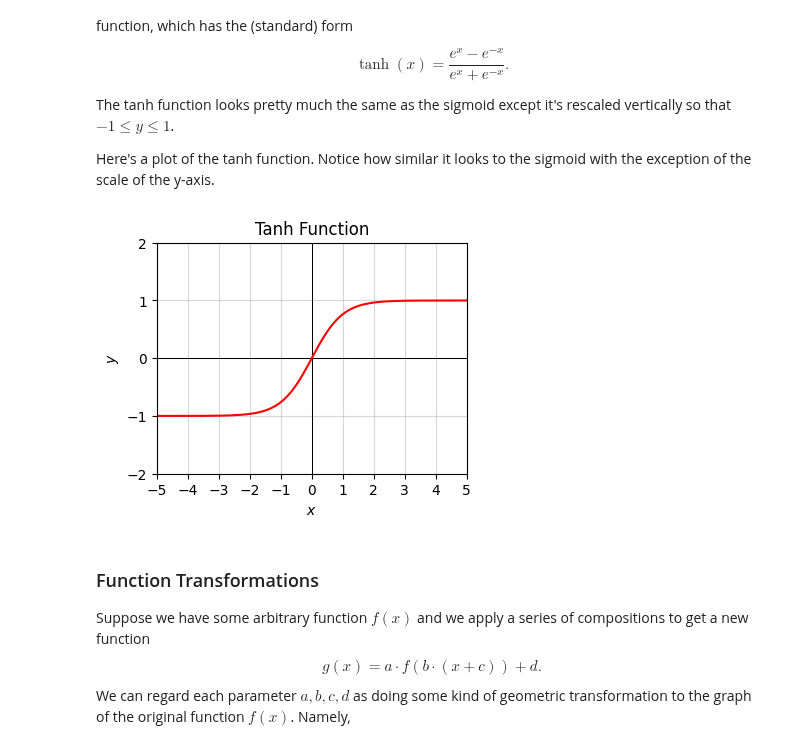
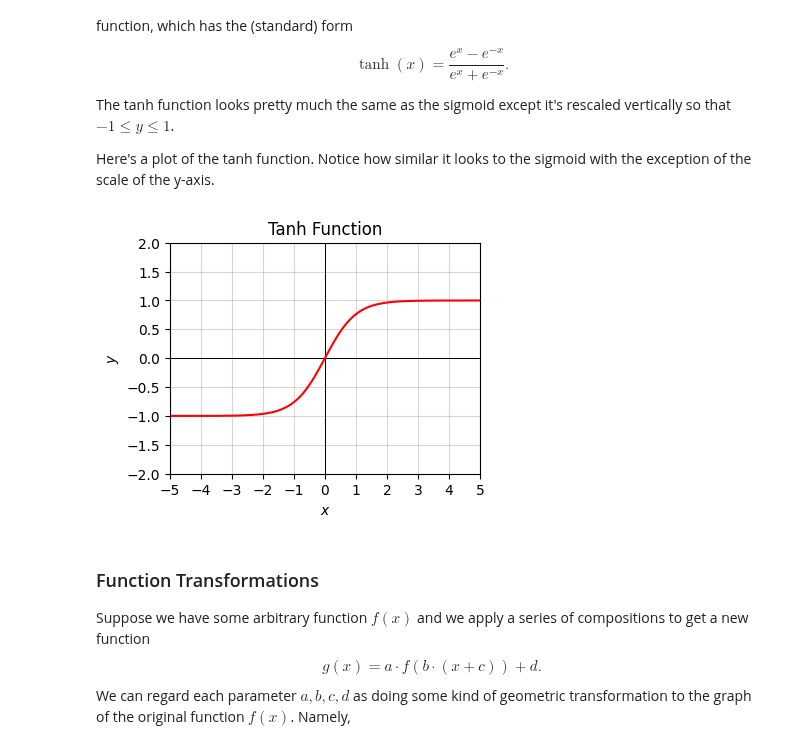
Before and after one commit to rkingery/ml-book, a Jupyter notebook: notebooks/basic-math.ipynb, the cells around one changed output. Cells and saved outputs as stored; diff of their text form; code cells hidden in the pictures.

```diff
--- a/notebooks/basic-math.ipynb
+++ b/notebooks/basic-math.ipynb
@@ -557,9 +556,9 @@ Here's a plot of the tanh function. Notice how similar it looks to the sigmoid w
 # %%
 x = np.arange(-10, 10, 0.1)
 f = lambda x: (np.exp(x) - np.exp(-x)) / (np.exp(x) + np.exp(-x))
-plot_function(x, f, xlim=(-5, 5), ylim=(-2, 2), title='Tanh Function')
+plot_function(x, f, xlim=(-5, 5), ylim=(-2, 2), ticks_every=[1, 0.5], title='Tanh Function')
 # %% [output]
-[figure, old version]
+[figure, new version]
 # %% [markdown]
 ### Function Transformations
 
```
Also changed, not shown: parts of 49 cells of this notebook, 12 other files.
